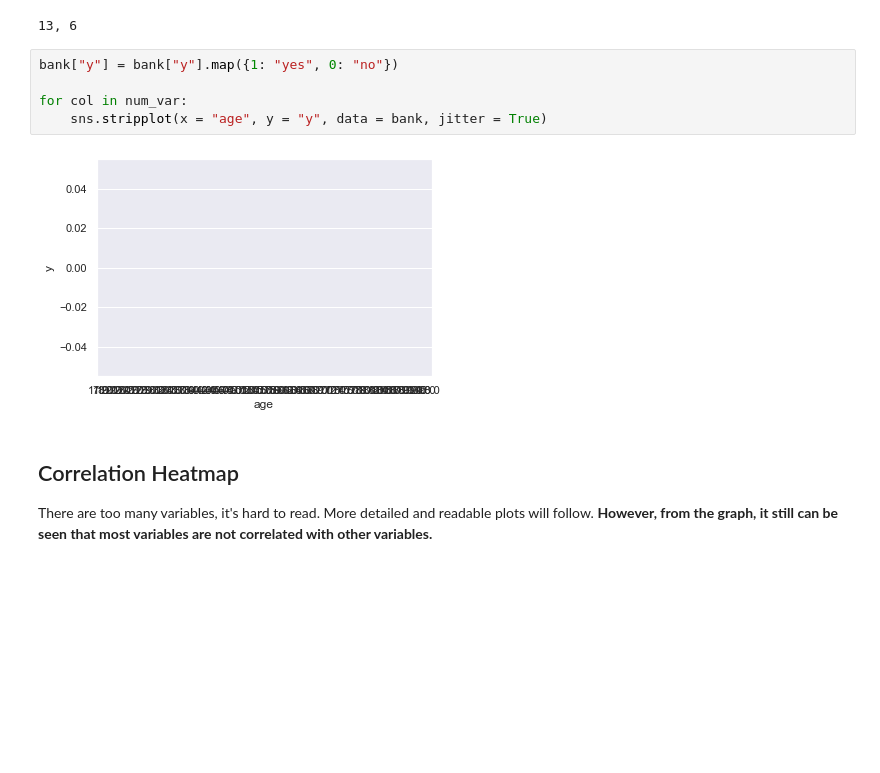
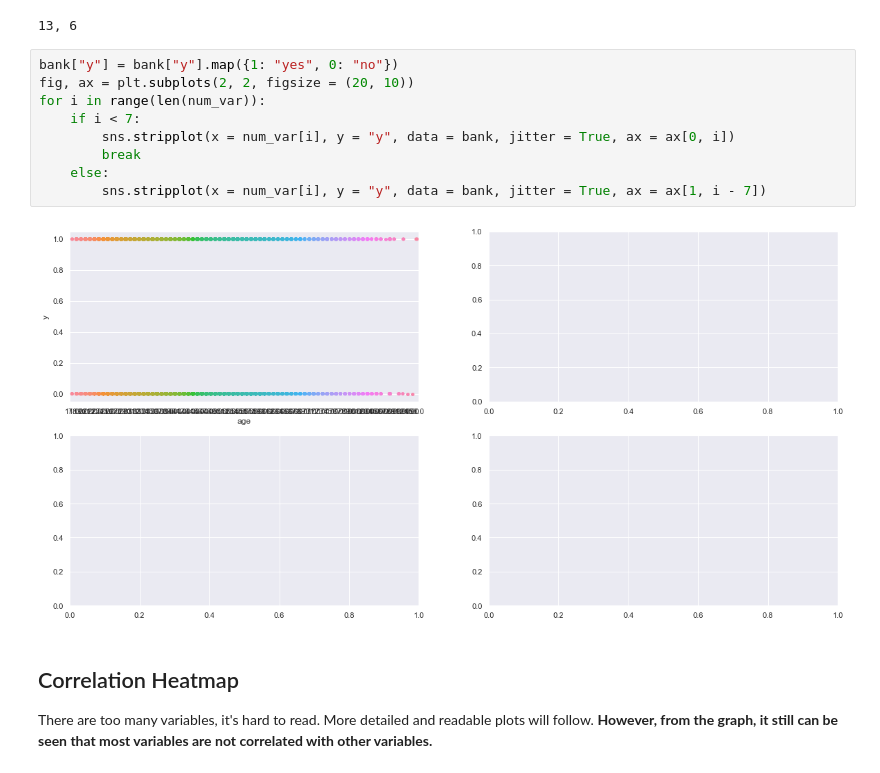
Before and after one commit to JumpyJumpy/Portuguese_Bank_Marketing_Data_Set, a Jupyter notebook: code/eda.ipynb, the cells around one changed output. Saved outputs shown, nothing was run; the diff lists cells and outputs as text; blank space fills up the shorter version.

```diff
--- a/code/eda.ipynb
+++ b/code/eda.ipynb
@@ -37,11 +37,15 @@ print(f'{len(num_var)}, {len(cate_var)}')
 13, 6
 # %%
 bank["y"] = bank["y"].map({1: "yes", 0: "no"})
-
-for col in num_var:
-    sns.stripplot(x = "age", y = "y", data = bank, jitter = True)
+fig, ax = plt.subplots(2, 2, figsize = (20, 10))
+for i in range(len(num_var)):
+    if i < 7:
+        sns.stripplot(x = num_var[i], y = "y", data = bank, jitter = True, ax = ax[0, i])
+        break
+    else:
+        sns.stripplot(x = num_var[i], y = "y", data = bank, jitter = True, ax = ax[1, i - 7])
 # %% [output]
-[figure, old version]
+[figure, new version]
 # %% [markdown]
 ## Correlation Heatmap
 There are too many variables, it's hard to read.
```
Also changed, not shown: 1 other file.
